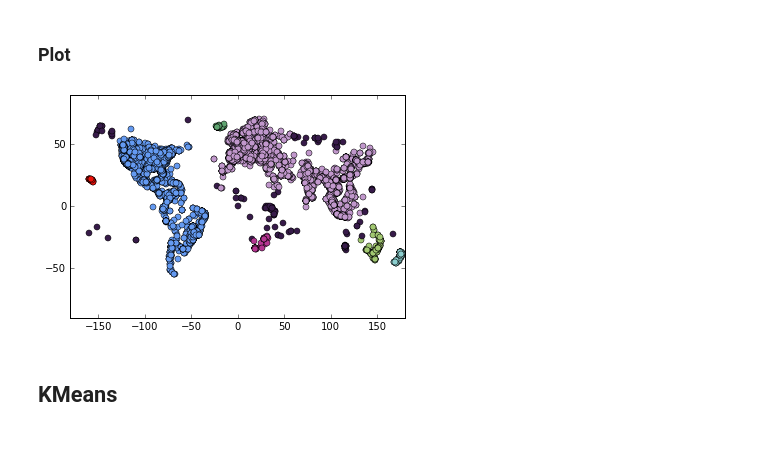
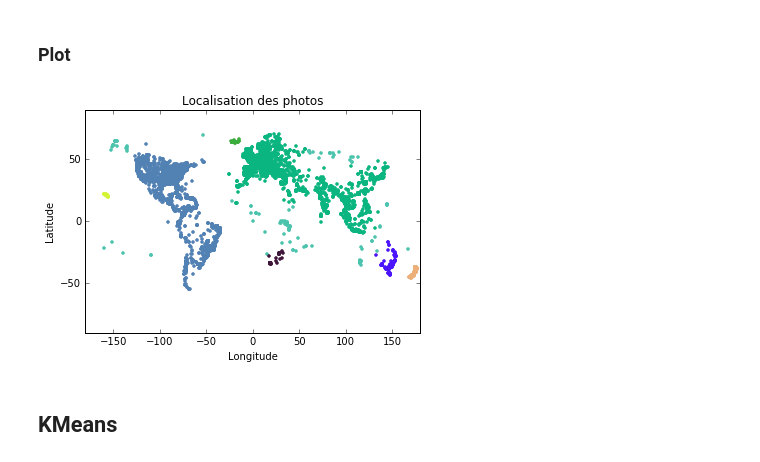
Before and after one commit to mdamis/geokr, a Jupyter notebook: fetch.ipynb, the cells around one changed output. Drawn from its saved outputs; the diff is of its cells as text; code cells hidden in the pictures.

Commit message:
Better title and axis. Better dimensions graphics. Todo: define a specific set of distinct colors.

```diff
--- a/fetch.ipynb
+++ b/fetch.ipynb
@@ -49,22 +49,26 @@ Silhouette Coefficient: 0.051
 # %%
 %matplotlib inline
 
 import matplotlib.pyplot as plt
 
 colors = [np.random.rand(3,1) for i in range(n_clusters_+1)]
 
 fig, ax = plt.subplots()
 ax.set_xlim((-180.0, 180.0))
 ax.set_ylim((-90.0, 90.0))
 
 i = 0
 for label in db.labels_:
-    ax.plot(coordinates[i][1], coordinates[i][0], marker='o', c=colors[(label+1)])
+    ax.plot(coordinates[i][1], coordinates[i][0], marker='.', c=colors[(label+1)])
     i += 1
 
+plt.title('Localisation des photos')
+plt.xlabel('Longitude')
+plt.ylabel('Latitude')
+
 plt.show()
 # %% [output]
-[figure, old version]
+[figure, new version]
 # %% [markdown]
 ## KMeans
 # %% [markdown]
```
Also changed, not shown: parts of 27 cells of this notebook.
